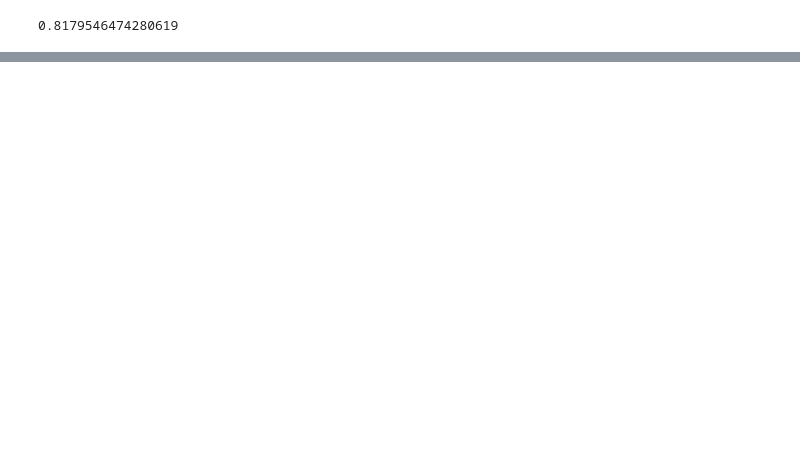
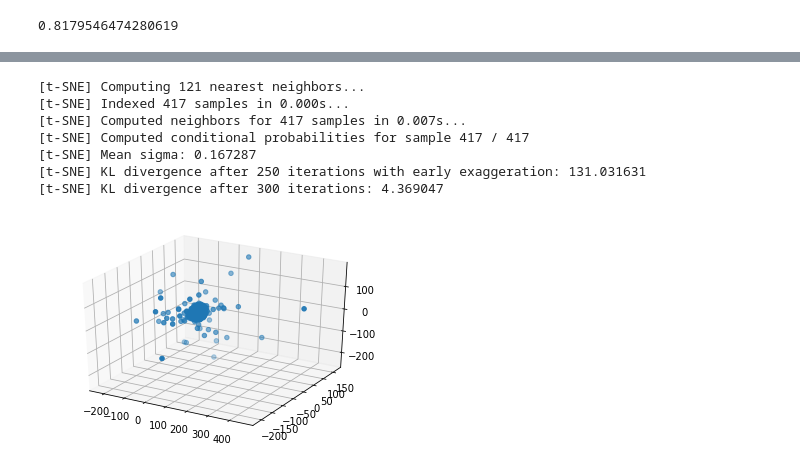
Before and after one commit to ChaoLiRV/CustomerReview, a Jupyter notebook: miningCustomerReview.ipynb, the cells around one changed output, grey strips where cells are left out. Drawn from its saved outputs; the diff is of its cells as text; code cells hidden in the pictures; blank space fills up the shorter version.

```diff
--- a/miningCustomerReview.ipynb
+++ b/miningCustomerReview.ipynb
@@ -277,4 +308,0 @@ cr_df.loc[cr_df.ADV_UID==9327.0,]
-# %%
-nlp = spacy.load('en')
-aa= nlp(u"there is hasn't countries that deny human basic civil rights")
-[n.lemma_.strip() for n in aa if n.lemma_.strip() not in PUNCTUATIONS]
@@ -340,0 +448,28 @@ token2.similarity(token1)
+# %%
+# sent_list = []
+# for doc in nlp.pipe(cr_df.REVIEWTEXT.astype('unicode').values[:1000], batch_size=1000, n_threads=-1):
+#     sent_list.extend(list(doc.sents))
+
+# sent_list[:10]
+nounchunks = []
+for doc in nlp.pipe(cr_df.REVIEWTEXT.astype('unicode').values[:1000], batch_size=1000, n_threads=-1):
+    nounchunks.extend(list(doc.noun_chunks))
+#     nouns_vec_dict.update({tk.text:tk.vector for tk in doc.noun_chunks if len(tk.text.split())>1 and tk.has_vector})
+# %%
+
+Amod_Nsubj_toVec = {}
+Nsubj_toVec = {}
+for nouns in list(set(nounchunks)):
+    for token in nouns:
+        if token.dep_ =='amod'and token.head.dep_!='nsubj':
+            key = " ".join([token.lemma_, token.head.lemma_])
+            if key not in Amod_Nsubj_toVec.keys():
+                Amod_Nsubj_toVec[key] = token.vector +  token.head.vector
+
+            Nsubj.append(token.head.lemma_)
+            if token.head.lemma_ not in Nsubj_toVec.keys():
+                Nsubj_toVec[token.head.lemma_] = token.head.vector
+
+from collections import Counter
+cnt = Counter(Nsubj)
+cnt.most_common(30)
@@ -340,0 +527,21 @@ token2.similarity(token1)
+# %%
+from mpl_toolkits.mplot3d import Axes3D
+import matplotlib.pyplot as plt
+
+tsne3d = TSNE(n_components=3, verbose=1, perplexity=40, n_iter=300, metric='cosine')
+tsne3d_results = tsne3d.fit_transform(list(Nsubj_toVec.values()))
+
+fig = plt.figure()
+ax = fig.add_subplot(111, projection='3d')
+
+ax.scatter(*zip(*tsne3d_results))
+plt.show()
+# %% [output]
+[t-SNE] Computing 121 nearest neighbors...
+[t-SNE] Indexed 417 samples in 0.000s...
+[t-SNE] Computed neighbors for 417 samples in 0.007s...
+[t-SNE] Computed conditional probabilities for sample 417 / 417
+[t-SNE] Mean sigma: 0.167287
+[t-SNE] KL divergence after 250 iterations with early exaggeration: 131.031631
+[t-SNE] KL divergence after 300 iterations: 4.369047
+[figure, added]
```
Also changed, not shown: parts of 30 cells of this notebook, 3 other files.
